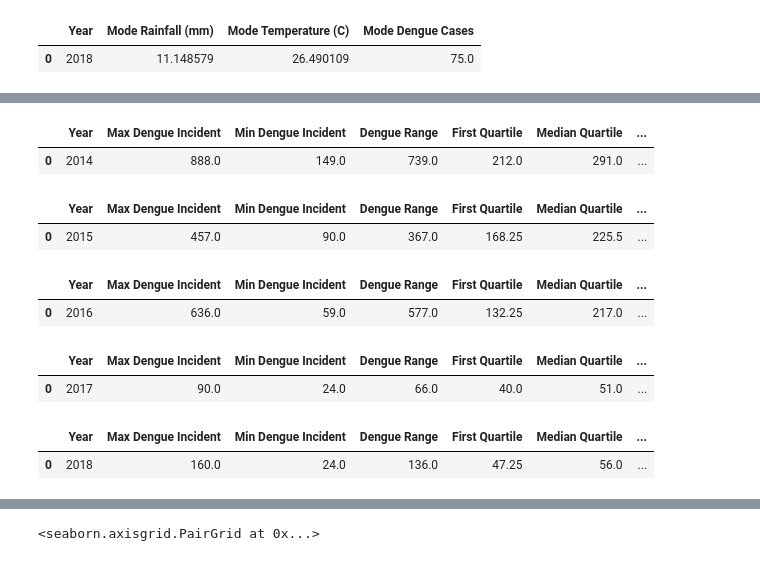
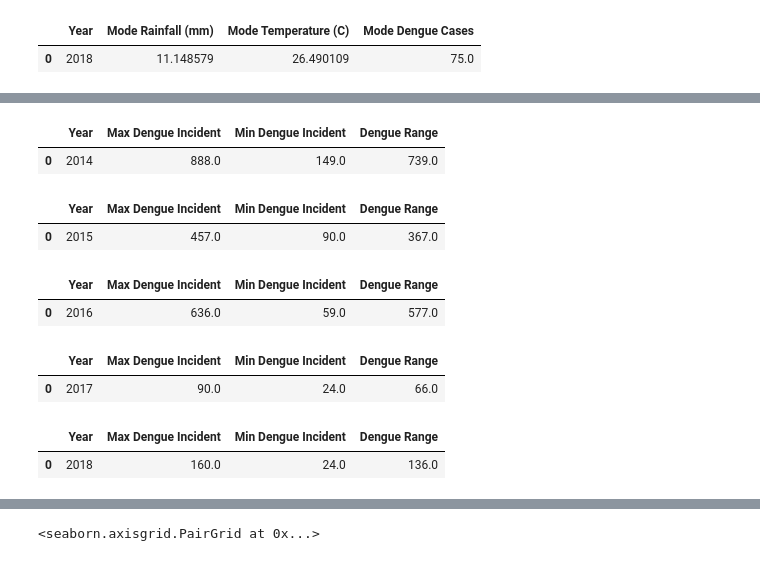
Before and after one commit to Udipto-Mondal/ML_Project, a Jupyter notebook: dengue prediction.ipynb, the cells around one changed output, grey strips where cells are left out. Cells and saved outputs as stored; diff of their text form; code cells hidden in the pictures.

Commit message:
Kaggle Notebook | Dengue prediction | Version 4

```diff
--- a/dengue prediction.ipynb
+++ b/dengue prediction.ipynb
@@ -289,39 +278,31 @@ df5.describe()
 # %%
 # Find Min and Max to calculate the Range
 for i in range(2014,2019):
     filtered_df = df5.loc[(df5['Year'] == i)]
     maxDengue_No = filtered_df['Dengue_number'].max()
     minDengue_No = filtered_df['Dengue_number'].min()
     rangeDengue_No = maxDengue_No - minDengue_No
 
-    firstQ = filtered_df['Dengue_number'].quantile(0.25)
-    Dengue_median = statistics.median(filtered_df['Dengue_number'])
-    thirdQ = filtered_df['Dengue_number'].quantile(0.75)
-    IQR = thirdQ - firstQ
     variance = filtered_df['Dengue_number'].var()
     stanDev = filtered_df['Dengue_number'].std()
 
     ##### Print Data #####
     data = {'Year': [i] ,
             'Max Dengue Incident': maxDengue_No,
             'Min Dengue Incident': minDengue_No,
              'Dengue Range': rangeDengue_No,
-             'First Quartile': firstQ,
-              'Median Quartile': Dengue_median,
-              'Third Quartile': thirdQ,
-             'IQR': IQR,
-              'Varaince': variance,
-              'Standard Deviation': stanDev}
+
+              }
     df = pd.DataFrame(data)
     display(df)
 # %% [output]
-|  | Year | Max Dengue Incident | Min Dengue Incident | Dengue Range | First Quartile | Median Quartile | ... |
-| 0 | 2014 | 888.0 | 149.0 | 739.0 | 212.0 | 291.0 | ... |
+|  | Year | Max Dengue Incident | Min Dengue Incident | Dengue Range |
+| 0 | 2014 | 888.0 | 149.0 | 739.0 |
-|  | Year | Max Dengue Incident | Min Dengue Incident | Dengue Range | First Quartile | Median Quartile | ... |
-| 0 | 2015 | 457.0 | 90.0 | 367.0 | 168.25 | 225.5 | ... |
+|  | Year | Max Dengue Incident | Min Dengue Incident | Dengue Range |
+| 0 | 2015 | 457.0 | 90.0 | 367.0 |
-|  | Year | Max Dengue Incident | Min Dengue Incident | Dengue Range | First Quartile | Median Quartile | ... |
-| 0 | 2016 | 636.0 | 59.0 | 577.0 | 132.25 | 217.0 | ... |
+|  | Year | Max Dengue Incident | Min Dengue Incident | Dengue Range |
+| 0 | 2016 | 636.0 | 59.0 | 577.0 |
-|  | Year | Max Dengue Incident | Min Dengue Incident | Dengue Range | First Quartile | Median Quartile | ... |
-| 0 | 2017 | 90.0 | 24.0 | 66.0 | 40.0 | 51.0 | ... |
+|  | Year | Max Dengue Incident | Min Dengue Incident | Dengue Range |
+| 0 | 2017 | 90.0 | 24.0 | 66.0 |
-|  | Year | Max Dengue Incident | Min Dengue Incident | Dengue Range | First Quartile | Median Quartile | ... |
-| 0 | 2018 | 160.0 | 24.0 | 136.0 | 47.25 | 56.0 | ... |
+|  | Year | Max Dengue Incident | Min Dengue Incident | Dengue Range |
+| 0 | 2018 | 160.0 | 24.0 | 136.0 |
```
Also changed, not shown: parts of 6 cells of this notebook.
